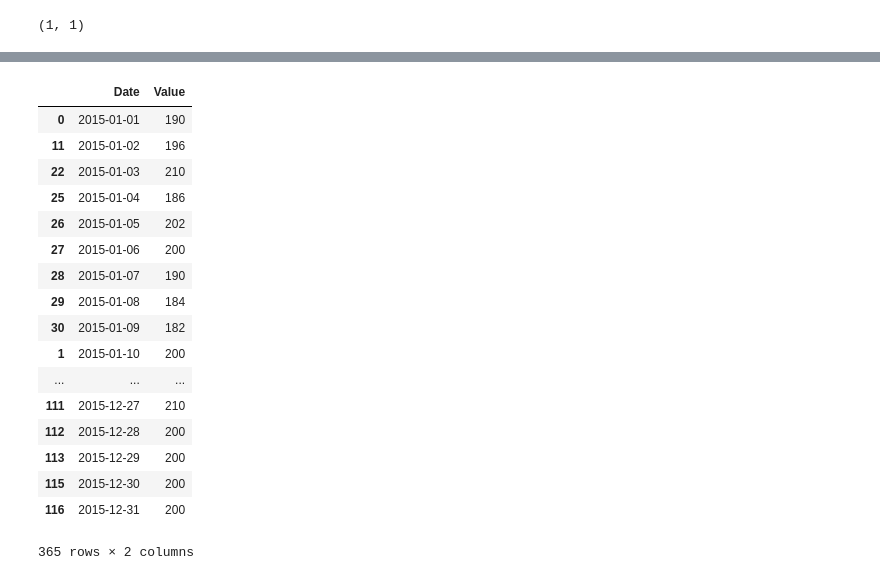
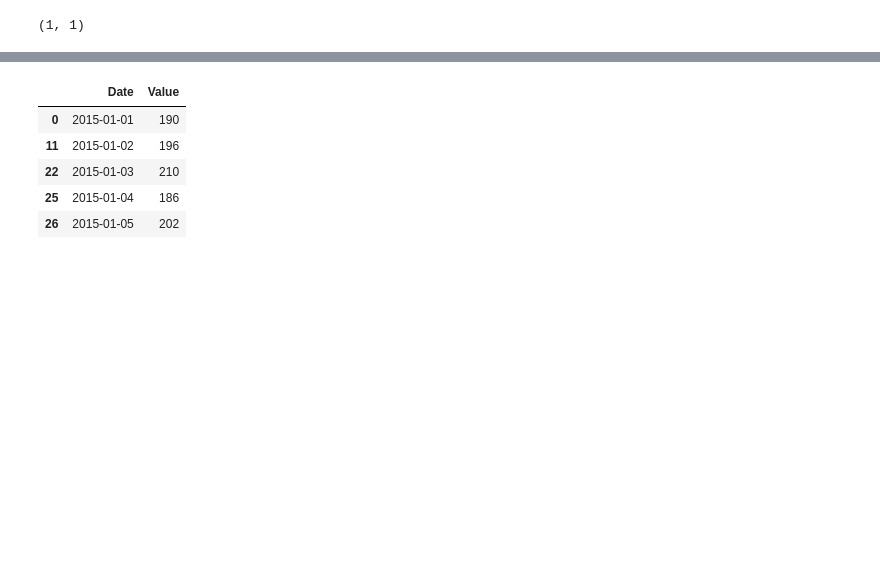
Before and after one commit to mittrayash/Coursera-Work, a Jupyter notebook: DataScience-Course2-Plotting/Assignment2.ipynb, the cells around one changed output, grey strips where cells are left out. Saved outputs shown, nothing was run; the diff lists cells and outputs as text; code cells hidden in the pictures; blank space fills up the shorter version.

```diff
--- a/DataScience-Course2-Plotting/Assignment2.ipynb
+++ b/DataScience-Course2-Plotting/Assignment2.ipynb
@@ -190,26 +158,14 @@ decade_low["Date"] = pd.to_datetime(decade_low["Date"])
 decade_high.sort_values("Date", inplace=True)
 decade_low.sort_values("Date", inplace=True)
 # %%
-decade_low
+decade_low.head()
 # %% [output]
 |  | Date | Value |
 | 0 | 2015-01-01 | 190 |
 | 11 | 2015-01-02 | 196 |
 | 22 | 2015-01-03 | 210 |
 | 25 | 2015-01-04 | 186 |
 | 26 | 2015-01-05 | 202 |
-| 27 | 2015-01-06 | 200 |
-| 28 | 2015-01-07 | 190 |
-| 29 | 2015-01-08 | 184 |
-| 30 | 2015-01-09 | 182 |
-| 1 | 2015-01-10 | 200 |
-| ... | ... | ... |
-| 111 | 2015-12-27 | 210 |
-| 112 | 2015-12-28 | 200 |
-| 113 | 2015-12-29 | 200 |
-| 115 | 2015-12-30 | 200 |
-| 116 | 2015-12-31 | 200 |
-365 rows × 2 columns
 # %%
 decade_high.set_index("Date", inplace=True)
 
```
Also changed, not shown: parts of 6 cells of this notebook, 1 other file.
